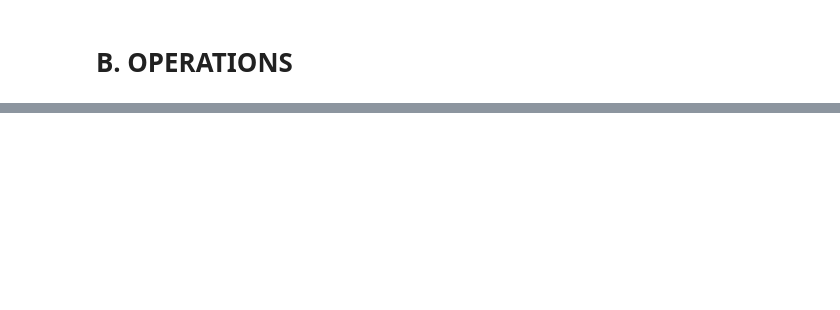
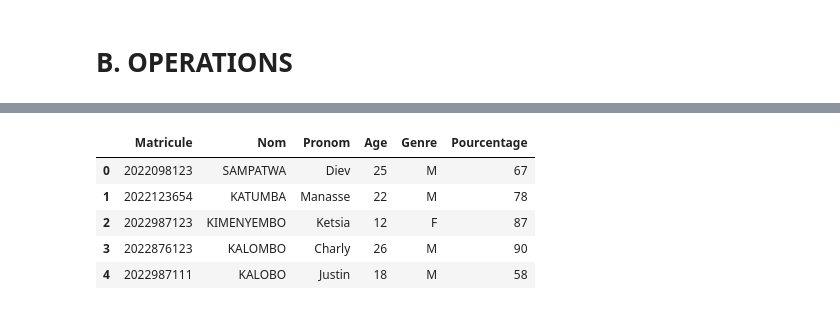
Before and after one commit to dahouda2pro/Intelligence_Artificielle_--BAC3_GL_IA-, a Jupyter notebook: Chapter-1-Lab-1.ipynb, the cells around one changed output, grey strips where cells are left out. Drawn from its saved outputs; the diff is of its cells as text; code cells hidden in the pictures; blank space fills up the shorter version.

```diff
--- a/Chapter-1-Lab-1.ipynb
+++ b/Chapter-1-Lab-1.ipynb
@@ -100,0 +386,12 @@ Type du Tableau <class 'numpy.ndarray'>
+# %%
+# Supprimer la colonne GPA
+donnees_etudiants.drop(columns='GPA', inplace=True, axis=1)
+# %%
+donnees_etudiants
+# %% [output]
+|  | Matricule | Nom | Pronom | Age | Genre | Pourcentage |
+| 0 | 2022098123 | SAMPATWA | Diev | 25 | M | 67 |
+| 1 | 2022123654 | KATUMBA | Manasse | 22 | M | 78 |
+| 2 | 2022987123 | KIMENYEMBO | Ketsia | 12 | F | 87 |
+| 3 | 2022876123 | KALOMBO | Charly | 26 | M | 90 |
+| 4 | 2022987111 | KALOBO | Justin | 18 | M | 58 |
```
Also changed, not shown: parts of 59 cells of this notebook, 1 other file.
